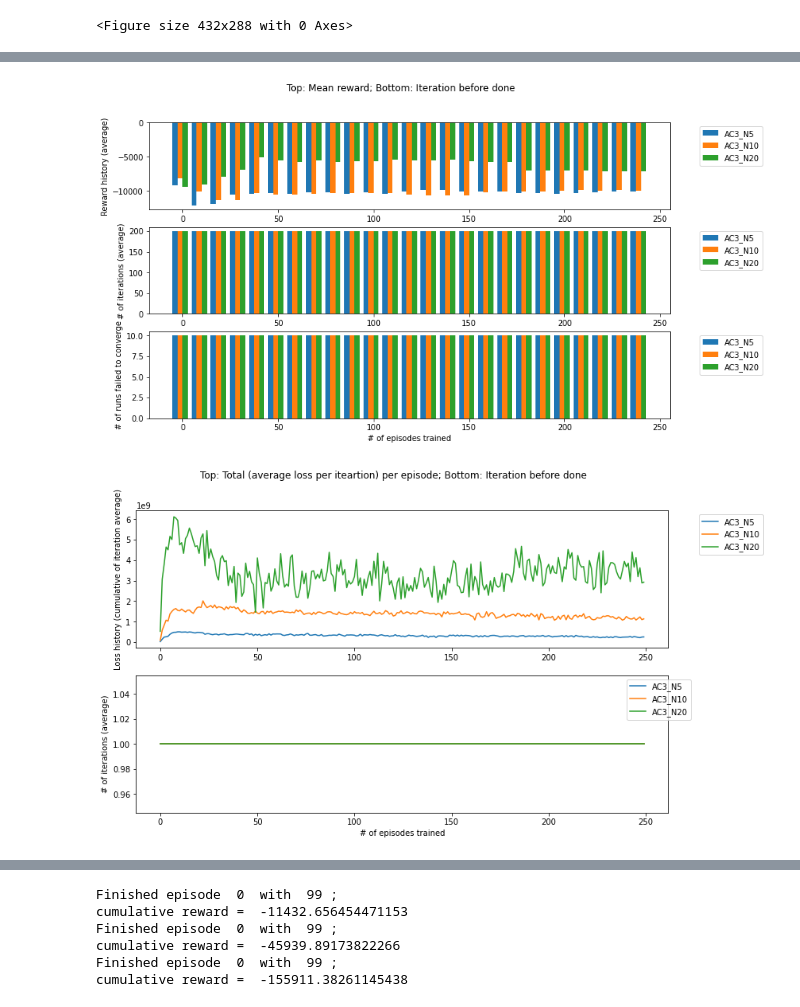
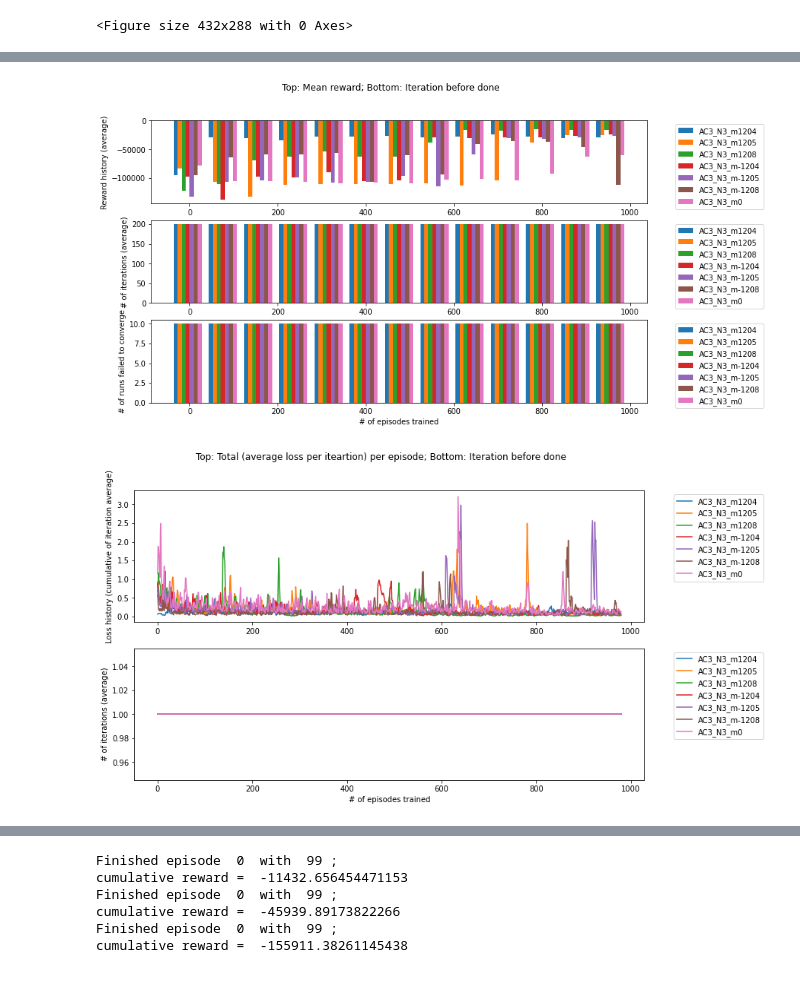
Before and after one commit to zhzhang2018/NN_MARL_experiments, a Jupyter notebook: consensus1207.ipynb, the cells around one changed output, grey strips where cells are left out. Drawn from its saved outputs; the diff is of its cells as text; code cells hidden in the pictures.

```diff
--- a/consensus1207.ipynb
+++ b/consensus1207.ipynb
@@ -451,19 +657,19 @@ for i,N_ in enumerate(N_list):
             num_iteration=num_iteration, action_space=action_space, imdir='screencaps/',debug=debug)
     print("Finished testnig env with {0} agents for AC".format(N_))
 # %%
-skip=1
+skip=4
 plot_reward_hist([h[::skip] for h in AC3_hist], test_interval*skip,
-                 ['AC3_N{0}'.format(N_) for N_ in N_list],
+                 ['AC3_N3_m{0}'.format(m_) for m_ in mode_list],
                  log=False, num_iteration=num_iteration, N_list=([N for N in N_list]), bar=True)
 # %% [output]
-[figure, old version]
+[figure, new version]
 # %%
 # Plot loss per # of agent
 skip=1
-plot_loss_hist(hists=[h[::skip] for h in AC3_loss], hist_names=['AC3_N{0}'.format(N_) for N_ in N_list], log=False,
+plot_loss_hist(hists=[h[20::skip] for h in AC3_loss], hist_names=['AC3_N3_m{0}'.format(m_) for m_ in mode_list], log=False,
                num_iteration=num_iteration, update_mode=UPDATE_PER_ITERATION, bar=False)
 # %% [output]
-[figure, old version]
+[figure, new version]
 # %%
 # AC3_list[0].save_model("AC3_onlydistreward_NegGauss_softbound_normalized_N5")
 # AC3_list[1].save_model("AC3_onlydistreward_NegGauss_softbound_normalized_N10")
```
Also changed, not shown: parts of 2 cells of this notebook, 13 other files.
